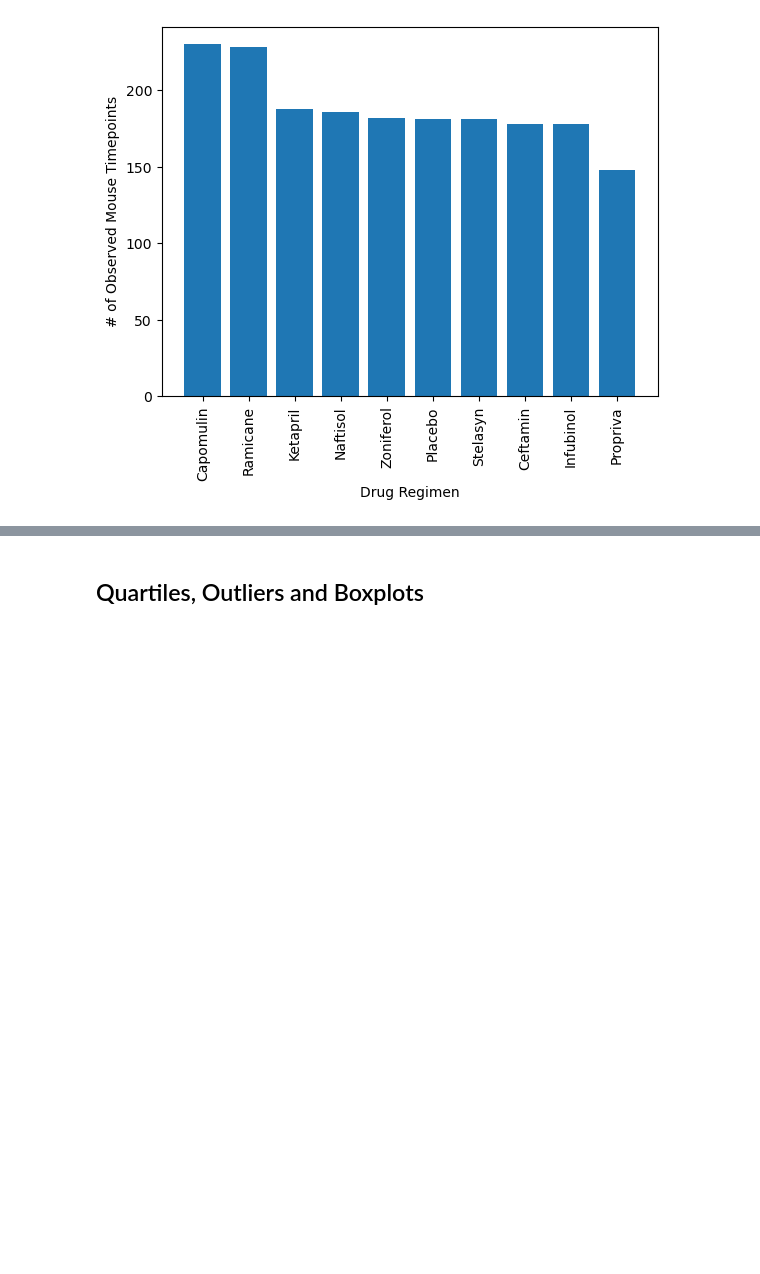
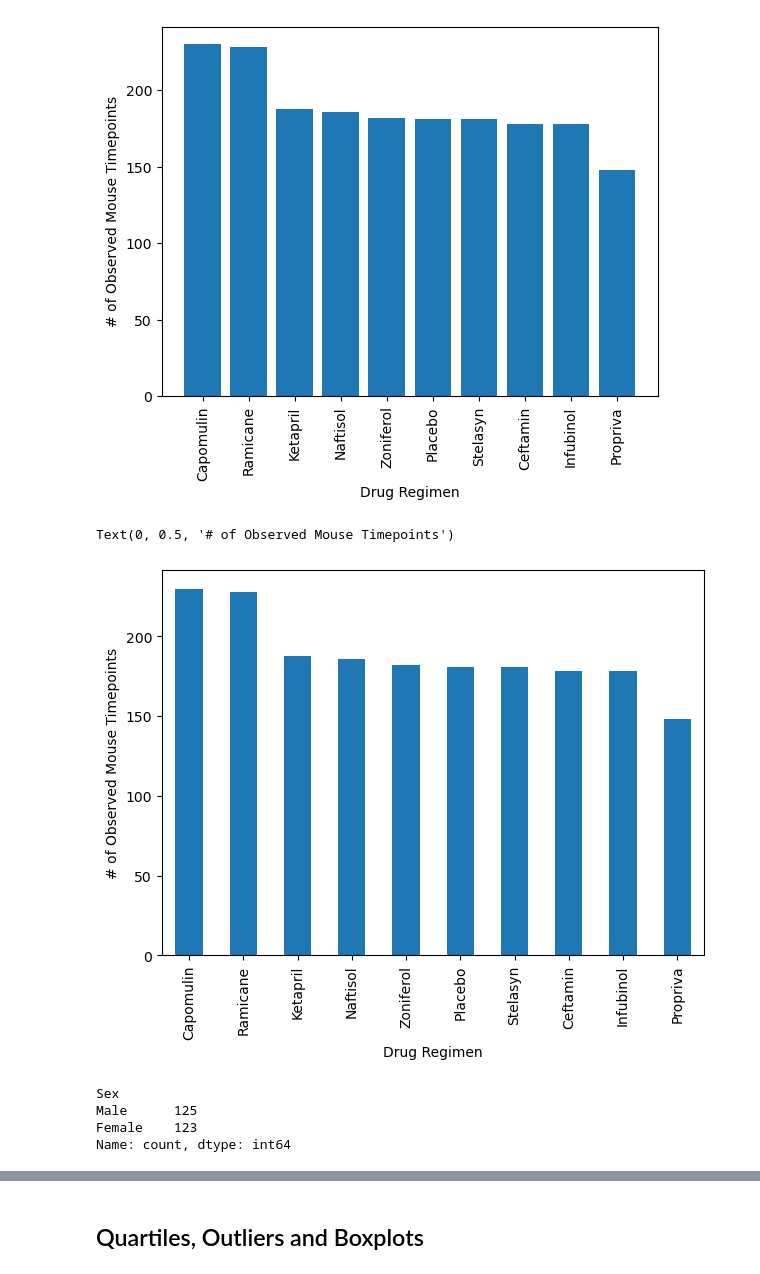
Before and after one commit to nazimben25/matplotlib-challenge, a Jupyter notebook: challeng5mywork.ipynb, the cells around one changed output, grey strips where cells are left out. Cells and saved outputs as stored; diff of their text form; code cells hidden in the pictures; blank space fills up the shorter version.

Commit message:
update code : add aggregate methode + chart by panda, remains regression line

```diff
--- a/challeng5mywork.ipynb
+++ b/challeng5mywork.ipynb
@@ -184,11 +206,30 @@ plt.ylabel('# of Observed Mouse Timepoints')
 Text(0, 0.5, '# of Observed Mouse Timepoints')
 [figure]
 # %%
-# Generate a bar plot showing the total number of rows (Mouse ID/Timepoints) for each drug regimen using pyplot.
+# Generate a bar plot showing the total number of rows (Mouse ID/Timepoints) for each drug regimen
+## USING PANDA.
+
+drugs_count1 = drugs_count['Timepoint']
+drugs_count1.plot(kind= "bar", figsize=(7,5))
+
+plt.xticks(rotation= 90)
+plt.xlabel('Drug Regimen')
+plt.ylabel('# of Observed Mouse Timepoints')
+# %% [output]
+Text(0, 0.5, '# of Observed Mouse Timepoints')
+[figure, added]
 # %%
-# Generate a pie chart, using Pandas, showing the distribution of unique female versus male mice used in the study
-
-# Get the unique mice with their gender
+# Generate a pie chart, using pyplot, showing the distribution of unique female versus male mice used in the study
 
 
-# Make the pie chart
+
+## Get the unique mice with their gender uning DROPDUPLICATES on the DF
+
+mice_gender = clean_df[['Mouse ID','Sex']].drop_duplicates()
+data_gender = mice_gender['Sex'].value_counts()
+data_gender
+# %% [output]
+Sex
+Male      125
+Female    123
+Name: count, dtype: int64
```
Also changed, not shown: parts of 6 cells of this notebook.
